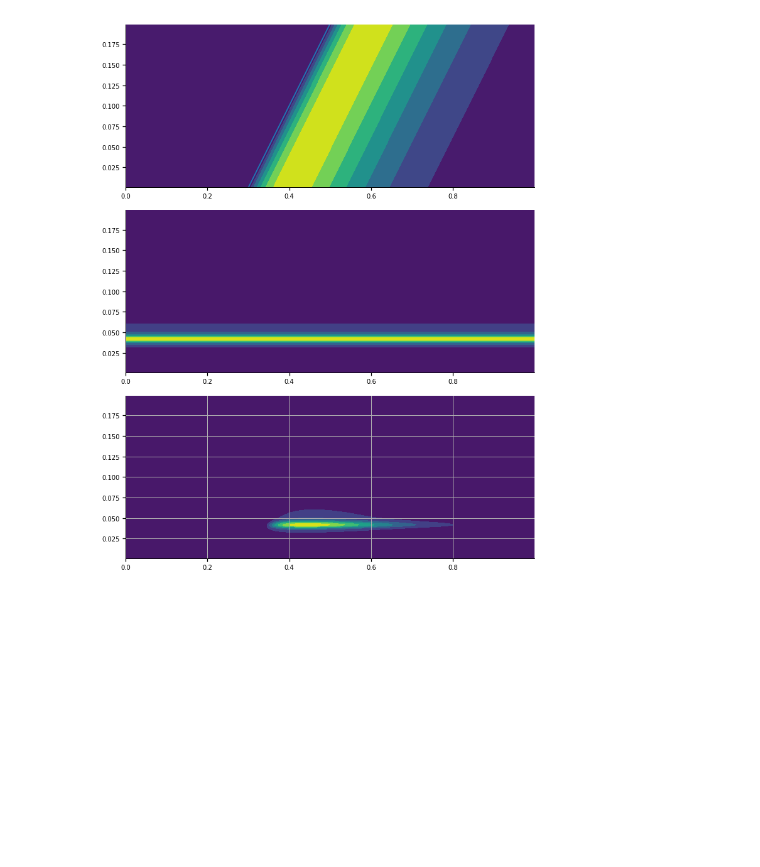
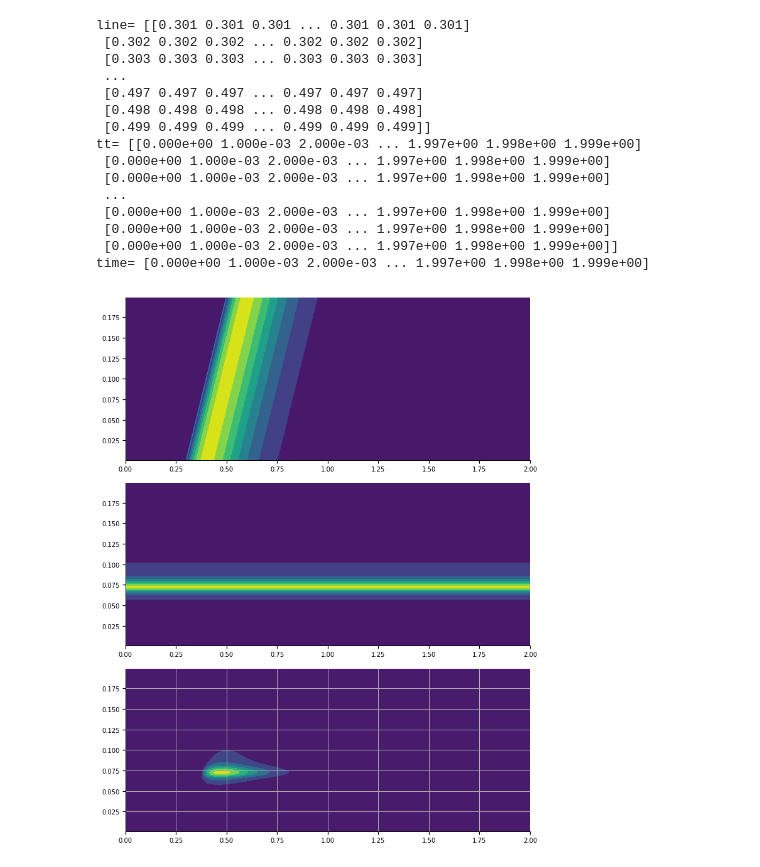
Before and after one commit to mochell/stormy_forerunners, a Jupyter notebook: models/JONSWAP_gamma.ipynb, the cells around one changed output. Saved outputs shown, nothing was run; the diff lists cells and outputs as text; code cells hidden in the pictures; blank space fills up the shorter version.

```diff
--- a/models/JONSWAP_gamma.ipynb
+++ b/models/JONSWAP_gamma.ipynb
@@ -32,7 +33,7 @@ def gaussian(x,x0,sigma):
 if __name__ == '__main__':
 
     f=np.arange(1/1000.0, .2, 0.001)
-    time=np.arange(0, 1, 0.001)
+    time=np.arange(0, 2, 0.001)
 
     tt, ff = np.meshgrid(time, f)
     fake_data=  np.sin(tt*np.pi)**4 * gaussian( ff, .05, 0.03)
@@ -43,6 +44,6 @@ if __name__ == '__main__':
 # %%
 # %% basic functions
-def gamma_time_normlized_amp(time, gammapar=2, loc=.2, scale=0.1):
+def gamma_time_normlized_amp(time, gammapar=2, loc=.1, scale=0.1):
     from scipy.stats import gamma
     """
     configured for normalized time scale (0, 1)
@@ -51,5 +52,5 @@ def gamma_time_normlized_amp(time, gammapar=2, loc=.2, scale=0.1):
     loc is position 0 ..1
     scale  >0 .. \approx 0.3
     """
-    gamma_mod=gamma(gammapar, loc = loc, scale = scale).pdf(time)
-    return  gamma_mod/gamma_mod.max()
+    gamma_mod=gamma.pdf(time, gammapar, loc = loc, scale = scale)
+    return  gamma_mod
@@ -253,13 +303,28 @@ def gamma_time_JONSWAP_default(time, f,
 # %%
 if __name__ == '__main__':
     slope0= 1
     intersect0=.3
     tgammapar0=2
     tscale0=.1
 
-    model_func =gamma_time_JONSWAP_default(time, f, slope0, intersect0, tgammapar0, tscale0, plot=True)
+    model_func =gamma_time_JONSWAP_default(time, f, slope0, intersect0, tgammapar0, tscale0, 0.07,15, plot=True)
 # %% [output]
+line= [[0.301 0.301 0.301 ... 0.301 0.301 0.301]
+ [0.302 0.302 0.302 ... 0.302 0.302 0.302]
+ [0.303 0.303 0.303 ... 0.303 0.303 0.303]
+ ...
+ [0.497 0.497 0.497 ... 0.497 0.497 0.497]
+ [0.498 0.498 0.498 ... 0.498 0.498 0.498]
+ [0.499 0.499 0.499 ... 0.499 0.499 0.499]]
+tt= [[0.000e+00 1.000e-03 2.000e-03 ... 1.997e+00 1.998e+00 1.999e+00]
+ [0.000e+00 1.000e-03 2.000e-03 ... 1.997e+00 1.998e+00 1.999e+00]
+ [0.000e+00 1.000e-03 2.000e-03 ... 1.997e+00 1.998e+00 1.999e+00]
+ ...
+ [0.000e+00 1.000e-03 2.000e-03 ... 1.997e+00 1.998e+00 1.999e+00]
+ [0.000e+00 1.000e-03 2.000e-03 ... 1.997e+00 1.998e+00 1.999e+00]
+ [0.000e+00 1.000e-03 2.000e-03 ... 1.997e+00 1.998e+00 1.999e+00]]
+time= [0.000e+00 1.000e-03 2.000e-03 ... 1.997e+00 1.998e+00 1.999e+00]
-[figure, old version]
+[figure, new version]
 # %%
 def residual_JONSWAP_default_gamma(value_dict, time, f, data=None, weight=None, eps=None):
     """
```
Also changed, not shown: parts of 11 cells of this notebook, 5 other files.
